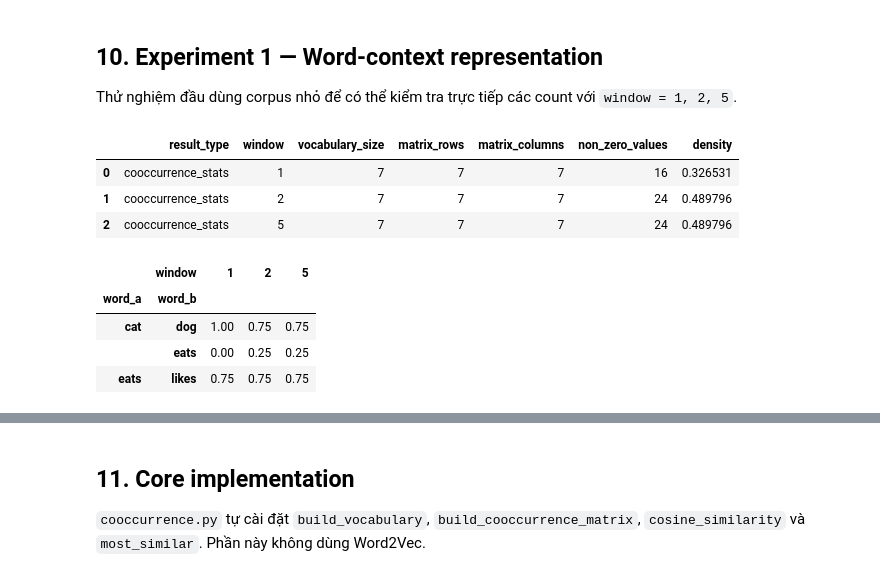
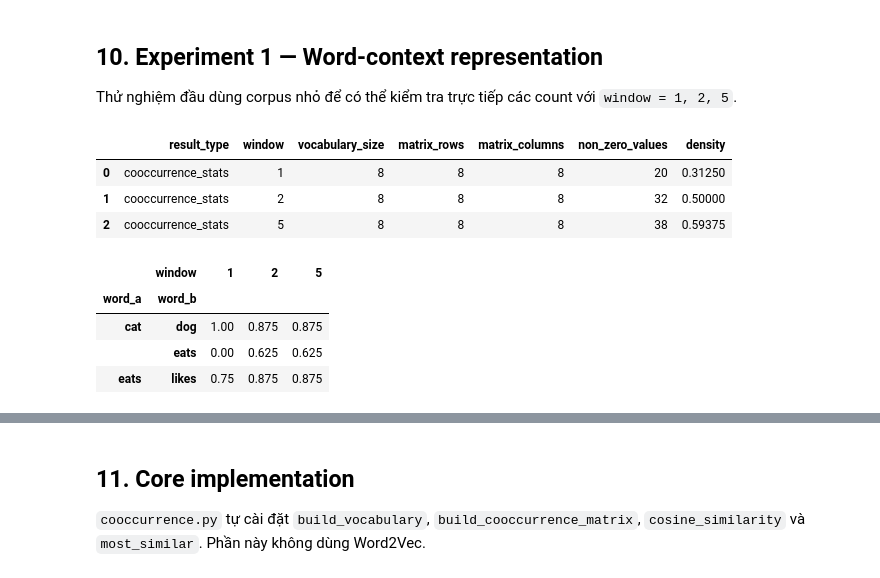
Before and after one commit to mactuongmvt/NLP-Labs, a Jupyter notebook: labs/lab03/word_embedding.ipynb, the cells around one changed output, grey strips where cells are left out. Cells and saved outputs as stored; diff of their text form; code cells hidden in the pictures.

```diff
--- a/labs/lab03/word_embedding.ipynb
+++ b/labs/lab03/word_embedding.ipynb
@@ -50,12 +50,8 @@ toy_sentences = [
     tokenize('the dog eats meat'),
     tokenize('the dog likes fish'),
 ]
-all_toy_vocabulary = build_vocabulary(toy_sentences, min_count=1)
-toy_words = [
-    word for word, _ in sorted(all_toy_vocabulary.items(), key=lambda item: item[1])
-    if word != 'the'
-]
-toy_vocabulary = {word: index for index, word in enumerate(toy_words)}
+toy_vocabulary = build_vocabulary(toy_sentences, min_count=1)
+toy_words = [word for word, _ in sorted(toy_vocabulary.items(), key=lambda item: item[1])]
 
 cooccurrence_matrices = {}
 cooccurrence_stat_rows = []
@@ -66,41 +62,41 @@ for window in (1, 2, 5):
     matrix = build_cooccurrence_matrix(toy_sentences, toy_vocabulary, window)
     cooccurrence_matrices[window] = matrix
     cooccurrence_stat_rows.append({
         'result_type': 'cooccurrence_stats',
         'window': window,
         'vocabulary_size': len(toy_vocabulary),
         'matrix_rows': matrix.shape[0],
         'matrix_columns': matrix.shape[1],
         'non_zero_values': matrix.nnz,
         'density': matrix.nnz / (matrix.shape[0] * matrix.shape[1]),
     })
     for word_a, word_b in comparison_pairs:
         cooccurrence_similarity_rows.append({
             'result_type': 'cooccurrence_similarity',
             'window': window,
             'word_a': word_a,
             'word_b': word_b,
             'similarity': word_similarity(
                 word_a, word_b, matrix, toy_vocabulary
             ),
         })
 
 cooccurrence_stats = pd.DataFrame(cooccurrence_stat_rows)
 cooccurrence_similarities = pd.DataFrame(cooccurrence_similarity_rows)
 display(cooccurrence_stats)
 cooccurrence_similarities.pivot(
     index=['word_a', 'word_b'], columns='window', values='similarity'
 )
 # %% [output]
 |  | result_type | window | vocabulary_size | matrix_rows | matrix_columns | non_zero_values | density |
-| 0 | cooccurrence_stats | 1 | 7 | 7 | 7 | 16 | 0.326531 |
-| 1 | cooccurrence_stats | 2 | 7 | 7 | 7 | 24 | 0.489796 |
-| 2 | cooccurrence_stats | 5 | 7 | 7 | 7 | 24 | 0.489796 |
+| 0 | cooccurrence_stats | 1 | 8 | 8 | 8 | 20 | 0.31250 |
+| 1 | cooccurrence_stats | 2 | 8 | 8 | 8 | 32 | 0.50000 |
+| 2 | cooccurrence_stats | 5 | 8 | 8 | 8 | 38 | 0.59375 |
 |  | window | 1 | 2 | 5 |
 | word_a | word_b |  |  |  |
-| cat | dog | 1.00 | 0.75 | 0.75 |
-|  | eats | 0.00 | 0.25 | 0.25 |
-| eats | likes | 0.75 | 0.75 | 0.75 |
+| cat | dog | 1.00 | 0.875 | 0.875 |
+|  | eats | 0.00 | 0.625 | 0.625 |
+| eats | likes | 0.75 | 0.875 | 0.875 |
 # %%
 fig, axes = plt.subplots(1, 3, figsize=(15, 4))
 for window, axis in zip((1, 2, 5), axes):
```
Also changed, not shown: parts of 2 cells of this notebook, 6 other files.
